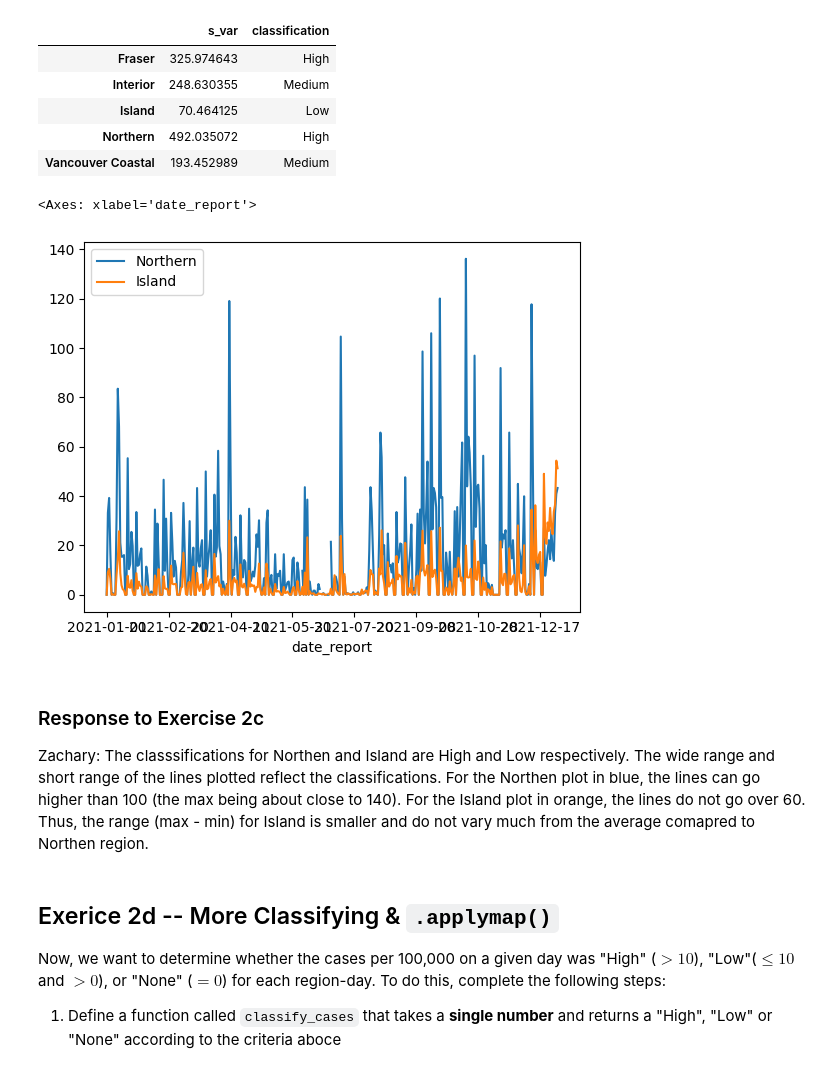
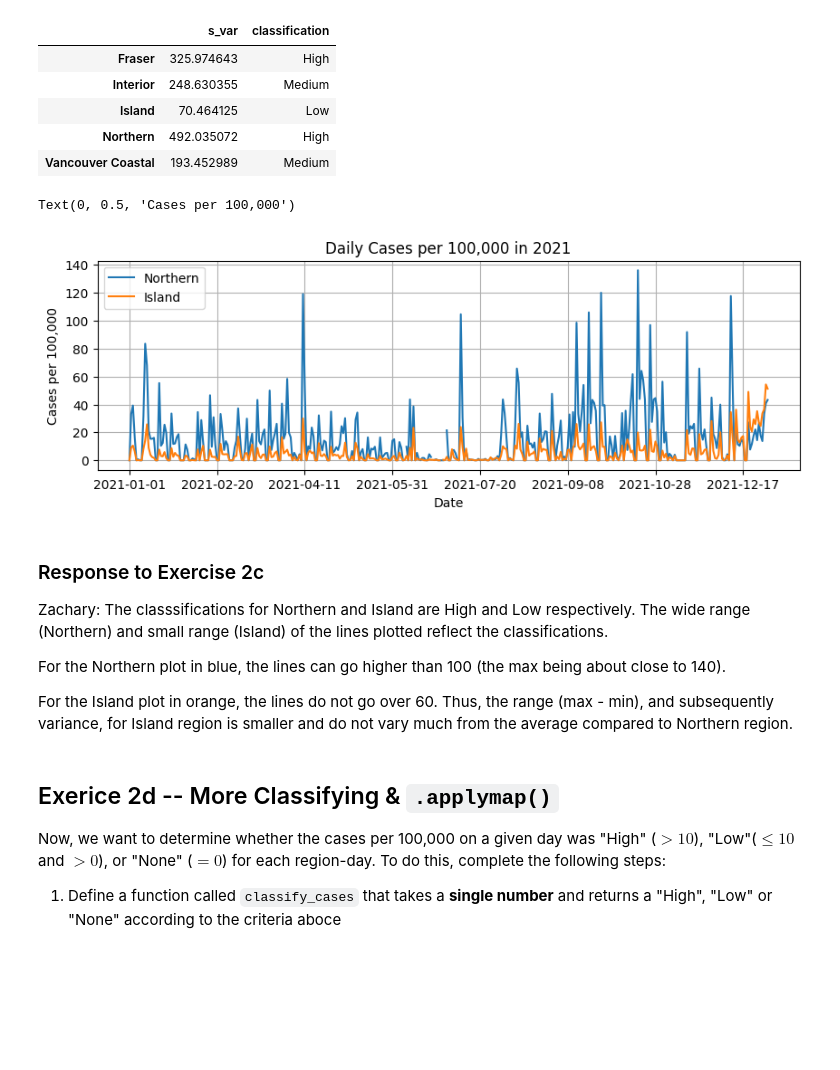
Before and after one commit to ZacharyTanWeyTze/VSP_Zachary_Tan_WeyTze, a Jupyter notebook: lab_assignments/Lab4_Data_and_Pandas_ZacharyTanWeyTze.ipynb, the cells around one changed output. Saved outputs shown, nothing was run; the diff lists cells and outputs as text; code cells hidden in the pictures; blank space fills up the shorter version.

```diff
--- a/lab_assignments/Lab4_Data_and_Pandas_ZacharyTanWeyTze.ipynb
+++ b/lab_assignments/Lab4_Data_and_Pandas_ZacharyTanWeyTze.ipynb
@@ -416,5 +419,7 @@ neg_values
 | 2021-06-30 | 0.893521 | 1.738664 | 0.118199 | -0.335494 | 0.984061 |
 # %%
 # Exercise 2a -- Step 4
-cases_bc[cases_bc < 0] = float('nan')
-cases_bc
+import numpy as np
+
+# Set all negative values to NaN
+cases_bc[cases_bc < 0] = np.nan
@@ -536,13 +569,19 @@ hr_var
 | Vancouver Coastal | 193.452989 | Medium |
 # %%
 # Exercise 2c -- Step 5
-cases_bc[["Northern", "Island"]].plot()
+fig = cases_bc[["Northern", "Island"]].plot(figsize = (10, 3), title = "Daily Cases per 100,000 in 2021", grid = True)
+fig.set_xlabel("Date")
+fig.set_ylabel("Cases per 100,000")
 # %% [output]
-<Axes: xlabel='date_report'>
+Text(0, 0.5, 'Cases per 100,000')
-[figure, old version]
+[figure, new version]
 # %% [markdown]
 ### Response to Exercise 2c
-Zachary: The classsifications for Northen and Island are High and Low respectively. The wide range and short range of the lines plotted reflect the classifications. For the Northen plot in blue, the lines can go higher than 100 (the max being about close to 140). For the Island plot in orange, the lines do not go over 60. Thus, the range (max - min) for Island is smaller and do not vary much from the average comapred to Northen region.
+Zachary: The classsifications for Northern and Island are High and Low respectively. The wide range (Northern) and small range (Island) of the lines plotted reflect the classifications.
+
+For the Northern plot in blue, the lines can go higher than 100 (the max being about close to 140).
+
+For the Island plot in orange, the lines do not go over 60. Thus, the range (max - min), and subsequently variance, for Island region is smaller and do not vary much from the average compared to Northern region.
 # %% [markdown]
 ## Exerice 2d -- More Classifying & `.applymap()`
 Now, we want to determine whether the cases per 100,000 on a given day was "High" ($> 10$), "Low"($\leq 10$ and $>0$), or "None" ($=0$) for each region-day. To do this, complete the following steps:
```
Also changed, not shown: parts of 14 cells of this notebook, 1 other file.
